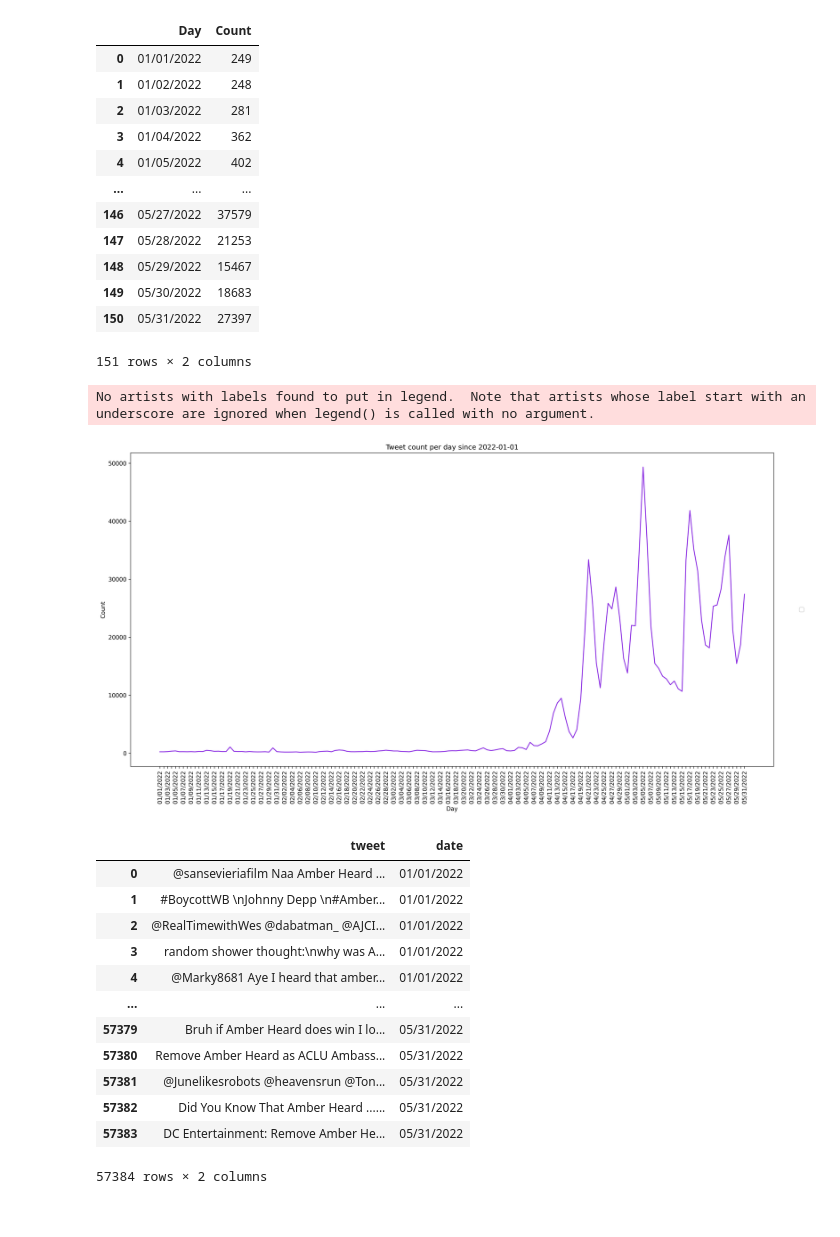
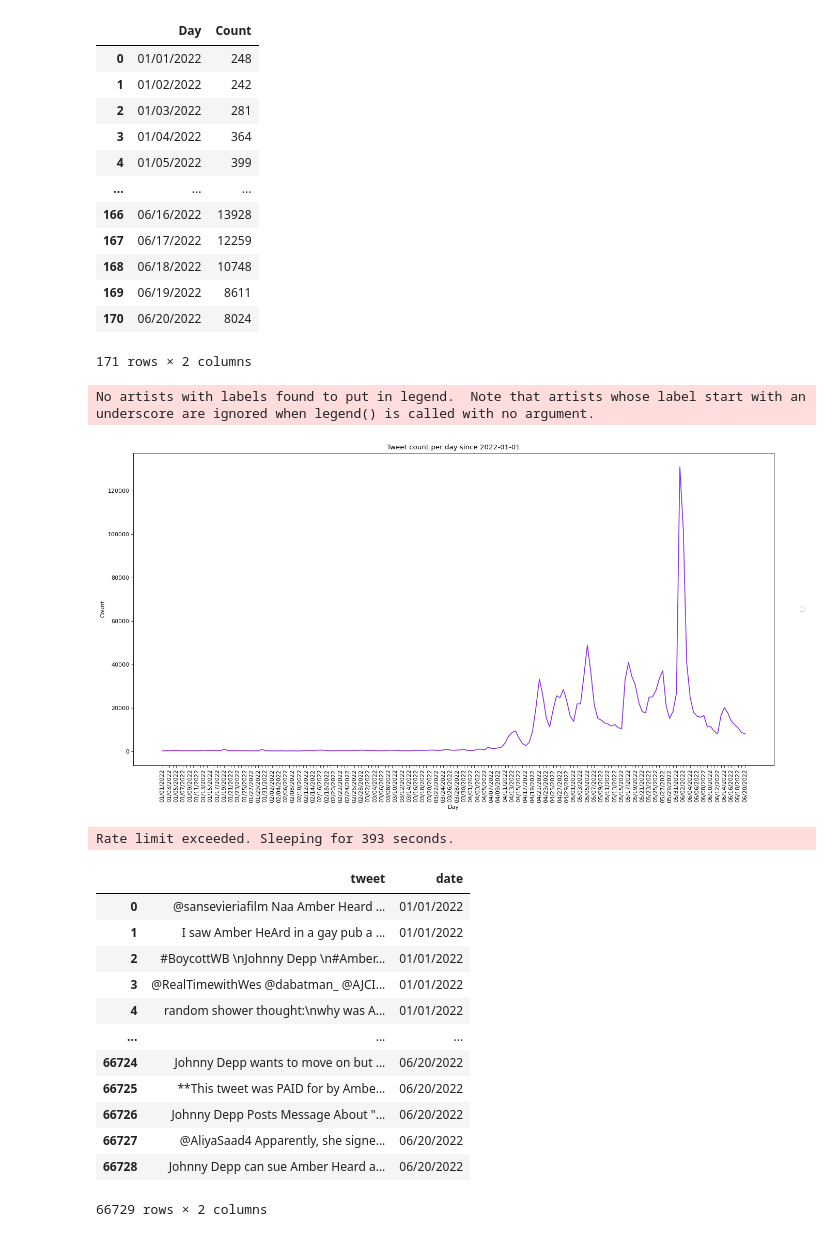
Before and after one commit to DrDavidMM/Sentiment_Analysis, a Jupyter notebook: twitter_analysis.ipynb, the cells around one changed output. Drawn from its saved outputs; the diff is of its cells as text; code cells hidden in the pictures.

```diff
--- a/twitter_analysis.ipynb
+++ b/twitter_analysis.ipynb
@@ -75,4 +75,5 @@ df_trend_asc
 # %%
+mpl.rcParams['figure.facecolor'] = 'white'
 f, ax = plt.subplots(figsize = (20, 10), dpi= 80)
 sns.barplot(x = 'trend', y = 'count', data = df_trend_asc[0:10])
 plt.xticks(rotation = 45)
@@ -85,8 +86,8 @@ plt.tick_params(axis = 'y', labelsize = 15)
 # %%
 date_lst = []
 count_lst = []
-start_lst = ['2022-01-01T00:00:00Z', '2022-02-01T00:00:00Z', '2022-03-01T00:00:00Z', '2022-04-01T00:00:00Z', '2022-05-01T00:00:00Z']
-end_lst = ['2022-02-01T00:00:00Z', '2022-03-01T00:00:00Z', '2022-04-01T00:00:00Z', '2022-05-01T00:00:00Z', '2022-06-02T00:00:00Z']
+start_lst = ['2022-01-01T00:00:00Z', '2022-02-01T00:00:00Z', '2022-03-01T00:00:00Z', '2022-04-01T00:00:00Z', '2022-05-01T00:00:00Z', '2022-06-01T00:00:00Z']
+end_lst = ['2022-02-01T00:00:00Z', '2022-03-01T00:00:00Z', '2022-04-01T00:00:00Z', '2022-05-01T00:00:00Z', '2022-06-01T00:00:00Z', '2022-06-21T00:00:00Z']
 query = 'Amber Heard -is:retweet' #place_country:US, OR, has:media, lang:en
 
 for i in range(0,len(start_lst)):
@@ -104,32 +105,32 @@ df_count['Count'] = count_lst
 df_count
 # %% [output]
 |  | Day | Count |
-| 0 | 01/01/2022 | 249 |
-| 1 | 01/02/2022 | 248 |
+| 0 | 01/01/2022 | 248 |
+| 1 | 01/02/2022 | 242 |
 | 2 | 01/03/2022 | 281 |
-| 3 | 01/04/2022 | 362 |
-| 4 | 01/05/2022 | 402 |
+| 3 | 01/04/2022 | 364 |
+| 4 | 01/05/2022 | 399 |
 | ... | ... | ... |
-| 146 | 05/27/2022 | 37579 |
-| 147 | 05/28/2022 | 21253 |
-| 148 | 05/29/2022 | 15467 |
-| 149 | 05/30/2022 | 18683 |
-| 150 | 05/31/2022 | 27397 |
+| 166 | 06/16/2022 | 13928 |
+| 167 | 06/17/2022 | 12259 |
+| 168 | 06/18/2022 | 10748 |
+| 169 | 06/19/2022 | 8611 |
+| 170 | 06/20/2022 | 8024 |
-151 rows × 2 columns
+171 rows × 2 columns
 # %%
-f, ax = plt.subplots(figsize = (20, 10), dpi= 300)
+f, ax = plt.subplots(figsize = (20, 10), dpi= 80)
 sns.lineplot(x = "Day", y = "Count", data = df_count, color = 'blueviolet').set_title("Tweet count per day since 2022-01-01")
 plt.tick_params(axis = 'x', labelrotation = 90)
 plt.legend(bbox_to_anchor=(1.04,0.5), loc="center left", borderaxespad=0)
 for label in ax.get_xticklabels()[1::2]:
     label.set_visible(False)
 plt.show()
 # %% [output]
 No artists with labels found to put in legend.  Note that artists whose label start with an underscore are ignored when legend() is called with no argument.
-[figure, old version]
+[figure, new version]
 # %%
-start_date_lst = pd.date_range(start="2022-01-01",end="2022-05-31").to_pydatetime().tolist()
-end_date_lst = pd.date_range(start="2022-01-02",end="2022-06-02").to_pydatetime().tolist()
+start_date_lst = pd.date_range(start="2022-01-01",end="2022-06-20").to_pydatetime().tolist()
+end_date_lst = pd.date_range(start="2022-01-02",end="2022-06-21").to_pydatetime().tolist()
 start_date_conv = []
 end_date_conv = []
 
@@ -159,19 +160,20 @@ df_tweet = pd.DataFrame(tweet_lst, columns=['tweet'])
 df_tweet['date']=tweet_date
 df_tweet
 # %% [output]
+Rate limit exceeded. Sleeping for 393 seconds.
 |  | tweet | date |
 | 0 | @sansevieriafilm Naa Amber Heard ... | 01/01/2022 |
-| 1 | #BoycottWB \nJohnny Depp \n#Amber... | 01/01/2022 |
-| 2 | @RealTimewithWes @dabatman_ @AJCI... | 01/01/2022 |
-| 3 | random shower thought:\nwhy was A... | 01/01/2022 |
-| 4 | @Marky8681 Aye I heard that amber... | 01/01/2022 |
+| 1 | I saw Amber HeArd in a gay pub a ... | 01/01/2022 |
+| 2 | #BoycottWB \nJohnny Depp \n#Amber... | 01/01/2022 |
+| 3 | @RealTimewithWes @dabatman_ @AJCI... | 01/01/2022 |
+| 4 | random shower thought:\nwhy was A... | 01/01/2022 |
 | ... | ... | ... |
-| 57379 | Bruh if Amber Heard does win I lo... | 05/31/2022 |
-| 57380 | Remove Amber Heard as ACLU Ambass... | 05/31/2022 |
-| 57381 | @Junelikesrobots @heavensrun @Ton... | 05/31/2022 |
-| 57382 | Did You Know That Amber Heard ...... | 05/31/2022 |
-| 57383 | DC Entertainment: Remove Amber He... | 05/31/2022 |
+| 66724 | Johnny Depp wants to move on but ... | 06/20/2022 |
+| 66725 | **This tweet was PAID for by Ambe... | 06/20/2022 |
+| 66726 | Johnny Depp Posts Message About "... | 06/20/2022 |
+| 66727 | @AliyaSaad4 Apparently, she signe... | 06/20/2022 |
+| 66728 | Johnny Depp can sue Amber Heard a... | 06/20/2022 |
-57384 rows × 2 columns
+66729 rows × 2 columns
 # %%
 hashtag_lst = []
 
```
Also changed, not shown: parts of 12 cells of this notebook.
